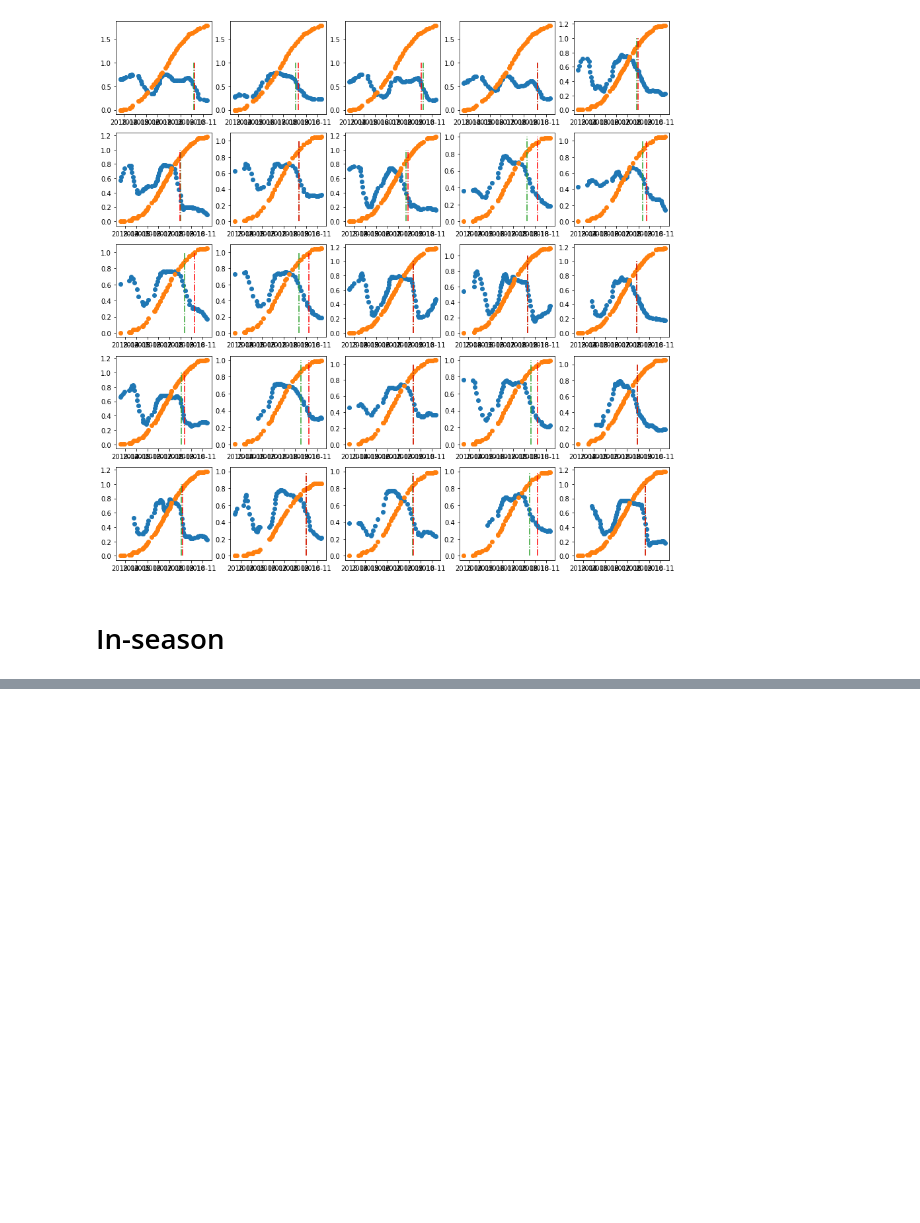
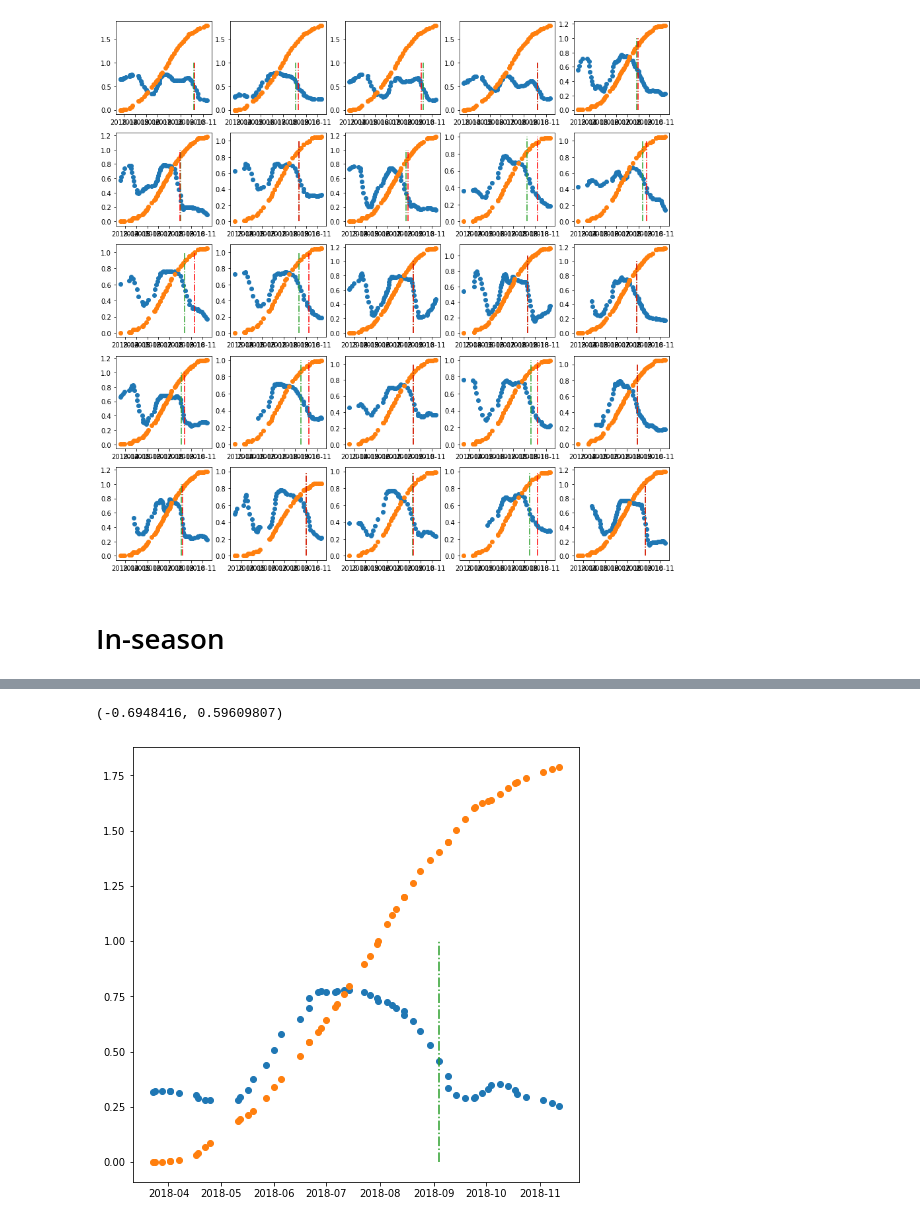
Before and after one commit to geoindepth/vits-feature-detection, a Jupyter notebook: analysis.ipynb, the cells around one changed output, grey strips where cells are left out. Cells and saved outputs as stored; diff of their text form; code cells hidden in the pictures; blank space fills up the shorter version.

```diff
--- a/analysis.ipynb
+++ b/analysis.ipynb
@@ -354,0 +484,8 @@ for i, idx in enumerate(idxs):
+# %%
+zt_pred.min(), zt_pred.max()
+# %% [output]
+(-0.6948416, 0.59609807)
+# %%
+plot_vits(311)
+# %% [output]
+[figure, added]
```
Also changed, not shown: parts of 21 cells of this notebook.
